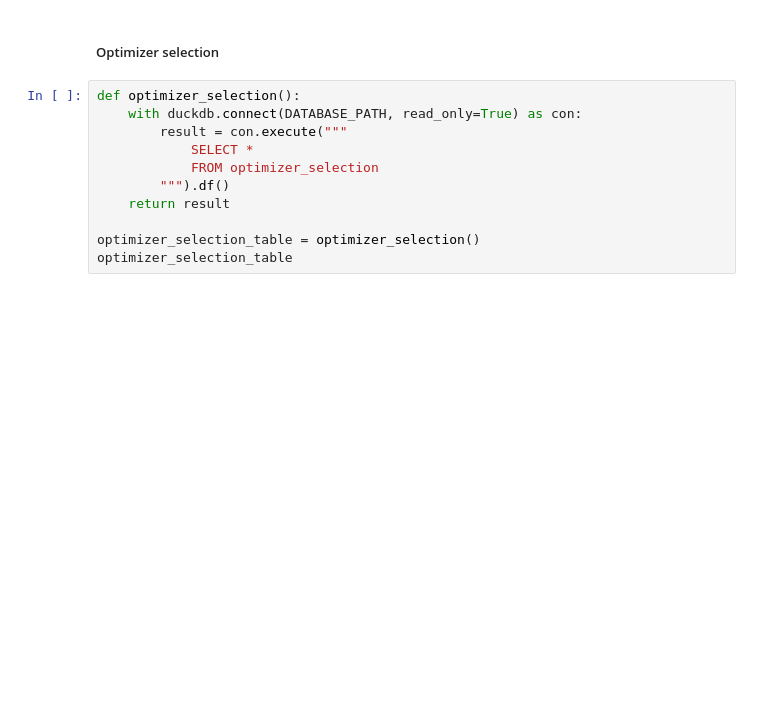
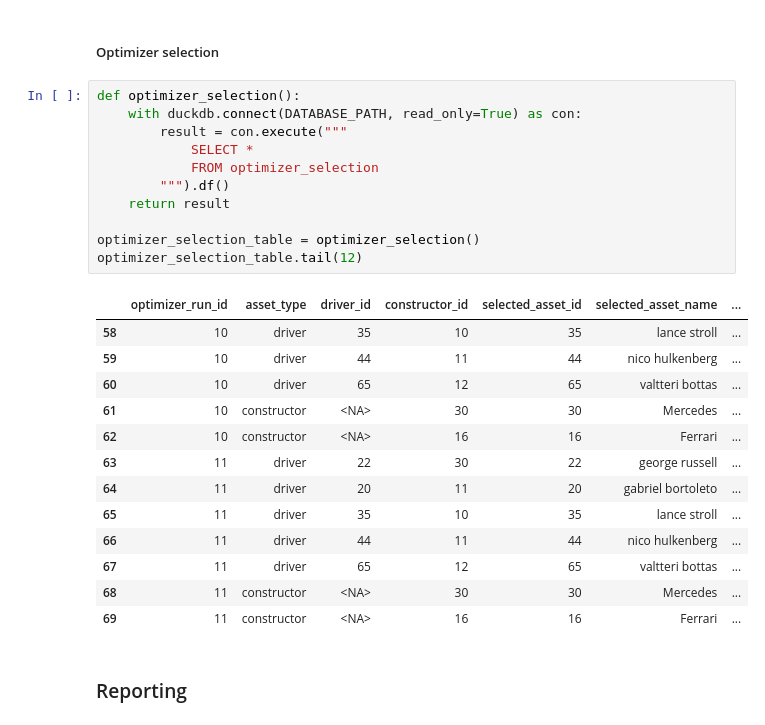
Before and after one commit to jguptil1/F1Fantasy, a Jupyter notebook: src/ingestion/database_testing.ipynb, the cells around one changed output. Drawn from its saved outputs; the diff is of its cells as text; blank space fills up the shorter version.

```diff
--- a/src/ingestion/database_testing.ipynb
+++ b/src/ingestion/database_testing.ipynb
@@ -2649,11 +2647,27 @@ optimizer_run_table
 # %%
 def optimizer_selection():
     with duckdb.connect(DATABASE_PATH, read_only=True) as con:
         result = con.execute("""
             SELECT *
             FROM optimizer_selection
         """).df()
     return result
 
 optimizer_selection_table = optimizer_selection()
-optimizer_selection_table
+optimizer_selection_table.tail(12)
+# %% [output]
+|  | optimizer_run_id | asset_type | driver_id | constructor_id | selected_asset_id | selected_asset_name | ... |
+| 58 | 10 | driver | 35 | 10 | 35 | lance stroll | ... |
+| 59 | 10 | driver | 44 | 11 | 44 | nico hulkenberg | ... |
+| 60 | 10 | driver | 65 | 12 | 65 | valtteri bottas | ... |
+| 61 | 10 | constructor | <NA> | 30 | 30 | Mercedes | ... |
+| 62 | 10 | constructor | <NA> | 16 | 16 | Ferrari | ... |
+| 63 | 11 | driver | 22 | 30 | 22 | george russell | ... |
+| 64 | 11 | driver | 20 | 11 | 20 | gabriel bortoleto | ... |
+| 65 | 11 | driver | 35 | 10 | 35 | lance stroll | ... |
+| 66 | 11 | driver | 44 | 11 | 44 | nico hulkenberg | ... |
+| 67 | 11 | driver | 65 | 12 | 65 | valtteri bottas | ... |
+| 68 | 11 | constructor | <NA> | 30 | 30 | Mercedes | ... |
+| 69 | 11 | constructor | <NA> | 16 | 16 | Ferrari | ... |
+# %% [markdown]
+### Reporting
```
Also changed, not shown: parts of 9 cells of this notebook, 9 other files.
